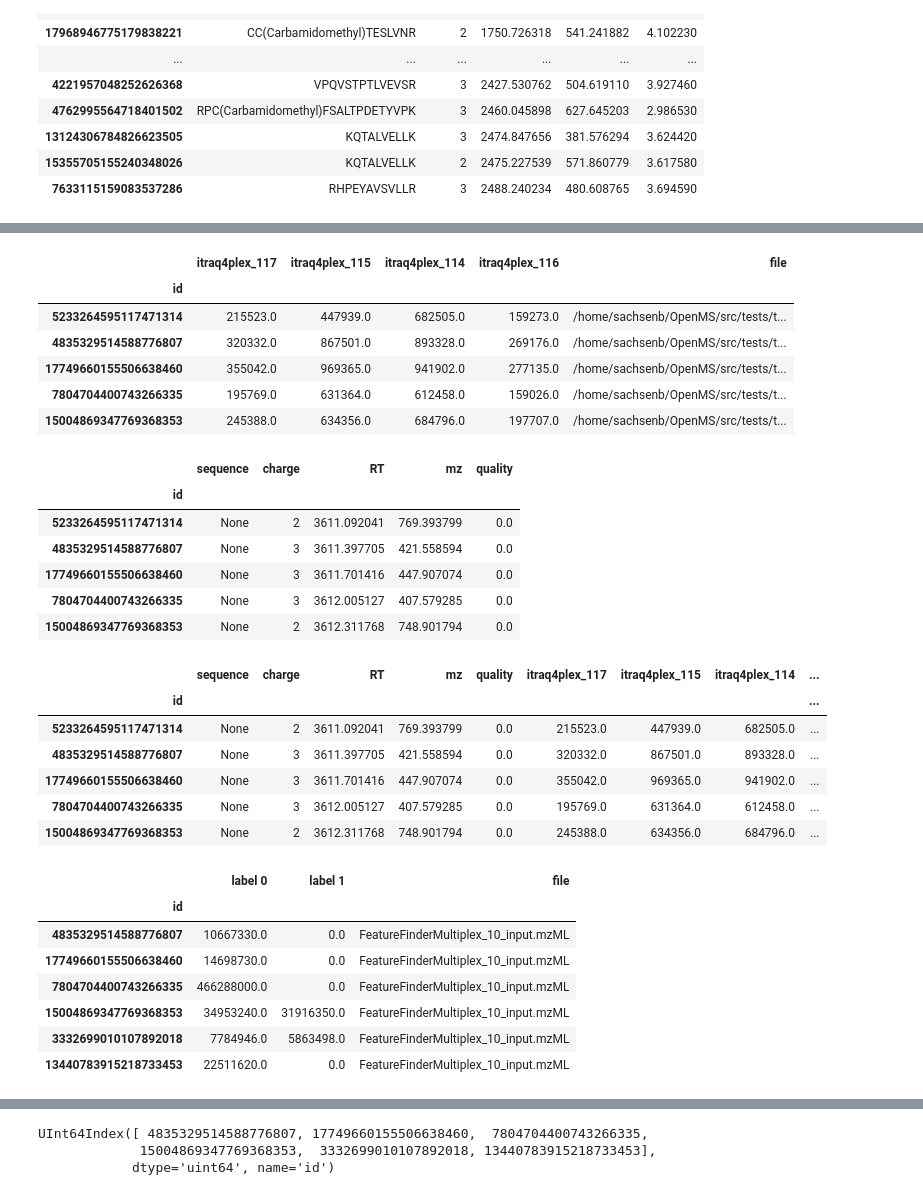
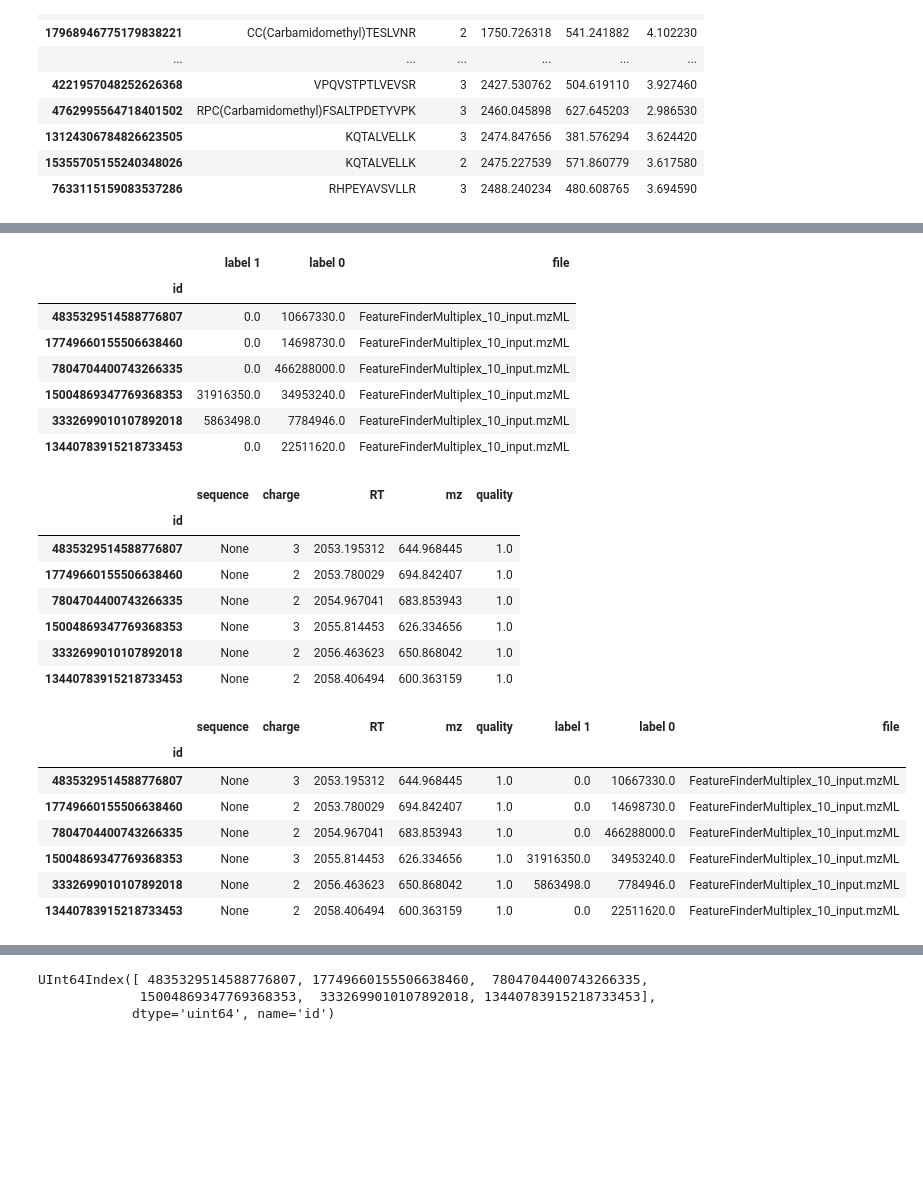
Before and after one commit to jpfeuffer/pyopenmspandas, a Jupyter notebook: PyopenmsPandas.ipynb, the cells around one changed output, grey strips where cells are left out. Drawn from its saved outputs; the diff is of its cells as text; code cells hidden in the pictures; blank space fills up the shorter version.

```diff
--- a/PyopenmsPandas.ipynb
+++ b/PyopenmsPandas.ipynb
@@ -176,30 +266,38 @@ cmap.get_metadata_df().merge(cmap.get_intensity_df(), how='left', on='id') # sin
+# %%
+cmap_silac = ConsensusMapDF()
+from urllib.request import urlretrieve
+urlretrieve ("https://raw.githubusercontent.com/OpenMS/OpenMS/develop/src/tests/topp/FeatureFinderMultiplex_10_output.consensusXML", "silac.consensusXML")
+ConsensusXMLFile().load("silac.consensusXML", cmap_silac)
 # %%
-display(cmap.get_intensity_df())
+display(cmap_silac.get_intensity_df())
 # %% [output]
-|  | itraq4plex_117 | itraq4plex_115 | itraq4plex_114 | itraq4plex_116 | file |
-| id |  |  |  |  |  |
-| 5233264595117471314 | 215523.0 | 447939.0 | 682505.0 | 159273.0 | /home/sachsenb/OpenMS/src/tests/t... |
-| 4835329514588776807 | 320332.0 | 867501.0 | 893328.0 | 269176.0 | /home/sachsenb/OpenMS/src/tests/t... |
-| 17749660155506638460 | 355042.0 | 969365.0 | 941902.0 | 277135.0 | /home/sachsenb/OpenMS/src/tests/t... |
-| 7804704400743266335 | 195769.0 | 631364.0 | 612458.0 | 159026.0 | /home/sachsenb/OpenMS/src/tests/t... |
-| 15004869347769368353 | 245388.0 | 634356.0 | 684796.0 | 197707.0 | /home/sachsenb/OpenMS/src/tests/t... |
+|  | label 1 | label 0 | file |
+| id |  |  |  |
+| 4835329514588776807 | 0.0 | 10667330.0 | FeatureFinderMultiplex_10_input.mzML |
+| 17749660155506638460 | 0.0 | 14698730.0 | FeatureFinderMultiplex_10_input.mzML |
+| 7804704400743266335 | 0.0 | 466288000.0 | FeatureFinderMultiplex_10_input.mzML |
+| 15004869347769368353 | 31916350.0 | 34953240.0 | FeatureFinderMultiplex_10_input.mzML |
+| 3332699010107892018 | 5863498.0 | 7784946.0 | FeatureFinderMultiplex_10_input.mzML |
+| 13440783915218733453 | 0.0 | 22511620.0 | FeatureFinderMultiplex_10_input.mzML |
 # %%
-display(cmap.get_metadata_df())
+display(cmap_silac.get_metadata_df())
 # %% [output]
 |  | sequence | charge | RT | mz | quality |
 | id |  |  |  |  |  |
-| 5233264595117471314 | None | 2 | 3611.092041 | 769.393799 | 0.0 |
-| 4835329514588776807 | None | 3 | 3611.397705 | 421.558594 | 0.0 |
-| 17749660155506638460 | None | 3 | 3611.701416 | 447.907074 | 0.0 |
-| 7804704400743266335 | None | 3 | 3612.005127 | 407.579285 | 0.0 |
-| 15004869347769368353 | None | 2 | 3612.311768 | 748.901794 | 0.0 |
+| 4835329514588776807 | None | 3 | 2053.195312 | 644.968445 | 1.0 |
+| 17749660155506638460 | None | 2 | 2053.780029 | 694.842407 | 1.0 |
+| 7804704400743266335 | None | 2 | 2054.967041 | 683.853943 | 1.0 |
+| 15004869347769368353 | None | 3 | 2055.814453 | 626.334656 | 1.0 |
+| 3332699010107892018 | None | 2 | 2056.463623 | 650.868042 | 1.0 |
+| 13440783915218733453 | None | 2 | 2058.406494 | 600.363159 | 1.0 |
 # %%
-cmap.get_metadata_df().merge(cmap.get_intensity_df(), how='left', on='id') # single table
+cmap_silac.get_metadata_df().merge(cmap_silac.get_intensity_df(), how='left', on='id') # single table
 # %% [output]
-|  | sequence | charge | RT | mz | quality | itraq4plex_117 | itraq4plex_115 | itraq4plex_114 | ... |
-| id |  |  |  |  |  |  |  |  | ... |
-| 5233264595117471314 | None | 2 | 3611.092041 | 769.393799 | 0.0 | 215523.0 | 447939.0 | 682505.0 | ... |
-| 4835329514588776807 | None | 3 | 3611.397705 | 421.558594 | 0.0 | 320332.0 | 867501.0 | 893328.0 | ... |
-| 17749660155506638460 | None | 3 | 3611.701416 | 447.907074 | 0.0 | 355042.0 | 969365.0 | 941902.0 | ... |
-| 7804704400743266335 | None | 3 | 3612.005127 | 407.579285 | 0.0 | 195769.0 | 631364.0 | 612458.0 | ... |
-| 15004869347769368353 | None | 2 | 3612.311768 | 748.901794 | 0.0 | 245388.0 | 634356.0 | 684796.0 | ... |
+|  | sequence | charge | RT | mz | quality | label 1 | label 0 | file |
+| id |  |  |  |  |  |  |  |  |
+| 4835329514588776807 | None | 3 | 2053.195312 | 644.968445 | 1.0 | 0.0 | 10667330.0 | FeatureFinderMultiplex_10_input.mzML |
+| 17749660155506638460 | None | 2 | 2053.780029 | 694.842407 | 1.0 | 0.0 | 14698730.0 | FeatureFinderMultiplex_10_input.mzML |
+| 7804704400743266335 | None | 2 | 2054.967041 | 683.853943 | 1.0 | 0.0 | 466288000.0 | FeatureFinderMultiplex_10_input.mzML |
+| 15004869347769368353 | None | 3 | 2055.814453 | 626.334656 | 1.0 | 31916350.0 | 34953240.0 | FeatureFinderMultiplex_10_input.mzML |
+| 3332699010107892018 | None | 2 | 2056.463623 | 650.868042 | 1.0 | 5863498.0 | 7784946.0 | FeatureFinderMultiplex_10_input.mzML |
+| 13440783915218733453 | None | 2 | 2058.406494 | 600.363159 | 1.0 | 0.0 | 22511620.0 | FeatureFinderMultiplex_10_input.mzML |
@@ -211,11 +303,0 @@ cmap.get_metadata_df().merge(cmap.get_intensity_df(), how='left', on='id') # sin
-# %%
-display(cmap.get_intensity_df())
-# %% [output]
-|  | label 0 | label 1 | file |
-| id |  |  |  |
-| 4835329514588776807 | 10667330.0 | 0.0 | FeatureFinderMultiplex_10_input.mzML |
-| 17749660155506638460 | 14698730.0 | 0.0 | FeatureFinderMultiplex_10_input.mzML |
-| 7804704400743266335 | 466288000.0 | 0.0 | FeatureFinderMultiplex_10_input.mzML |
-| 15004869347769368353 | 34953240.0 | 31916350.0 | FeatureFinderMultiplex_10_input.mzML |
-| 3332699010107892018 | 7784946.0 | 5863498.0 | FeatureFinderMultiplex_10_input.mzML |
-| 13440783915218733453 | 22511620.0 | 0.0 | FeatureFinderMultiplex_10_input.mzML |
```
Also changed, not shown: parts of 12 cells of this notebook, 1 other file.
